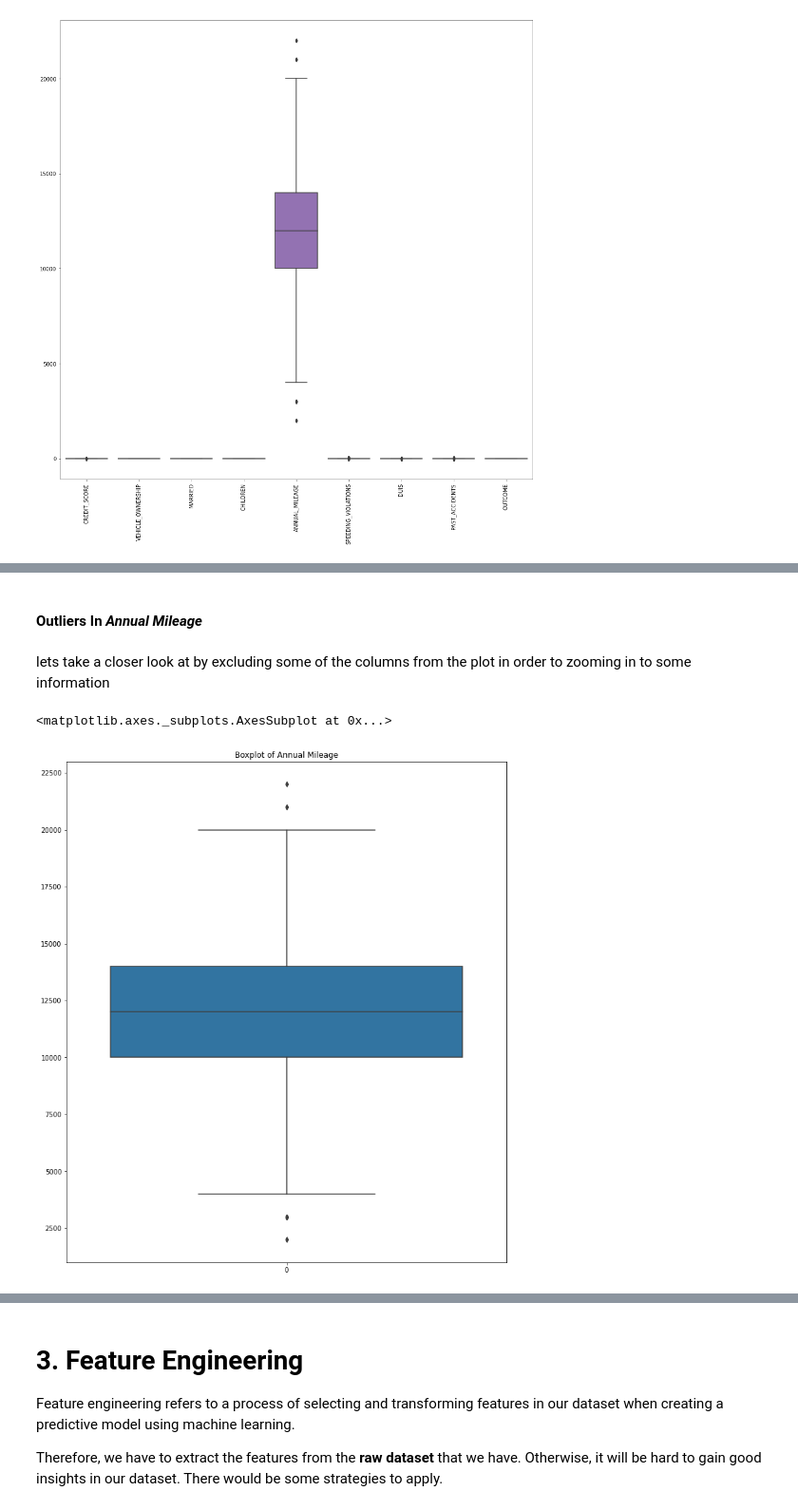
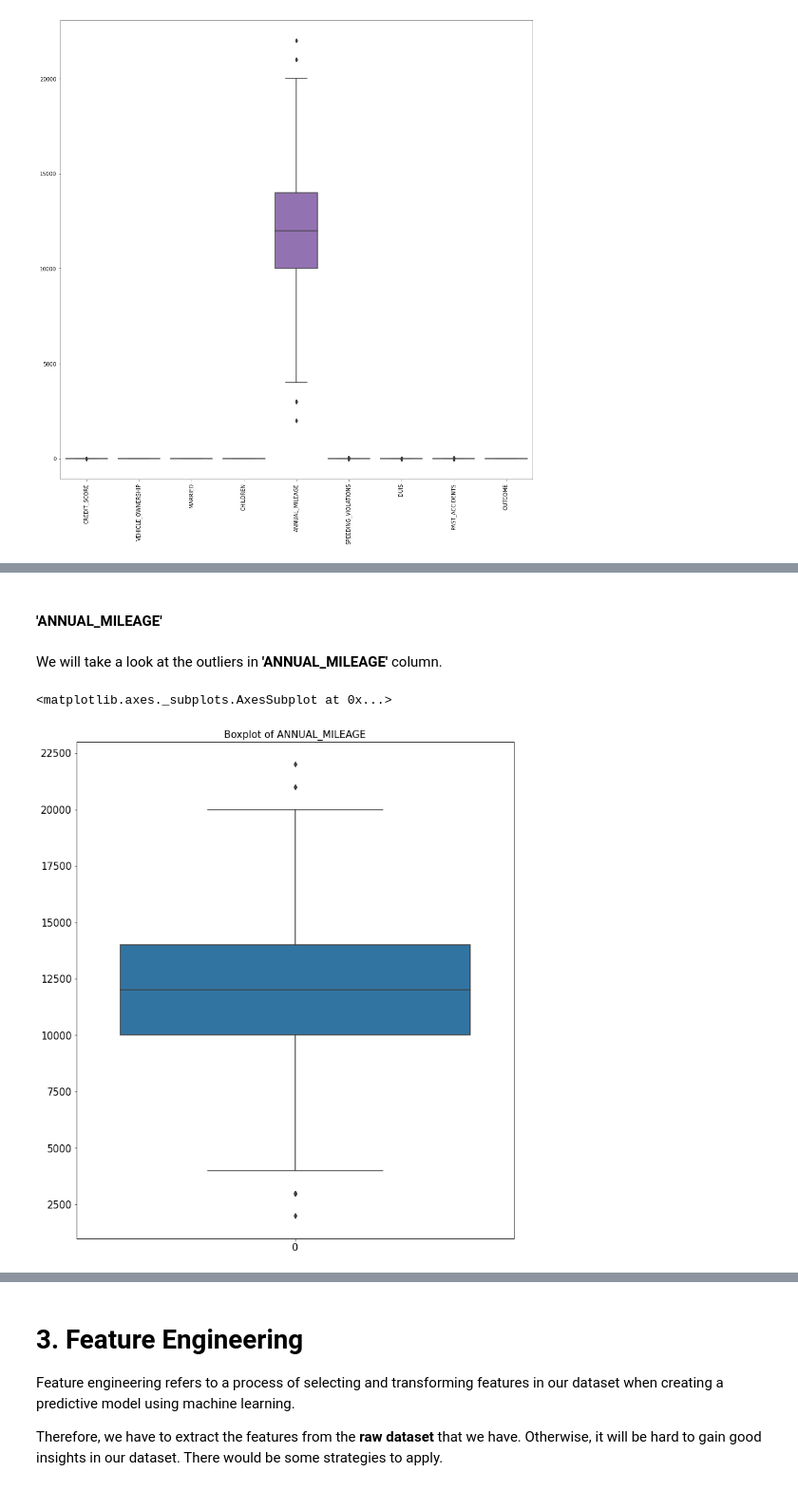
Before and after one commit to hassanteymoori/Insurance-claims-over-cars, a Jupyter notebook: Insurance-claims-over-cars.ipynb, the cells around one changed output, grey strips where cells are left out. Shown at 95% size. Saved outputs shown, nothing was run; the diff lists cells and outputs as text; code cells hidden in the pictures.

```diff
--- a/Insurance-claims-over-cars.ipynb
+++ b/Insurance-claims-over-cars.ipynb
@@ -624,12 +689,12 @@ def outliers_info(data, column):
-# %% [markdown]
- #### Outliers In ***Annual Mileage***
-# %% [markdown]
-lets take a closer look at by excluding some of the columns from the plot in order to zooming in to some information
+# %% [markdown]
+ #### **'ANNUAL_MILEAGE'**
+# %% [markdown]
+We will take a look at the outliers in **'ANNUAL_MILEAGE'** column.
 # %%
 # To check for outliers, we are plotting a box-whisker plot.
 plt.figure(figsize=(12,14), facecolor='w')
-plt.title('Boxplot of Annual Mileage')
+plt.title('Boxplot of ANNUAL_MILEAGE', fontsize = 15)
 sn.boxplot(data=dataFrame['ANNUAL_MILEAGE'])
 # %% [output]
 <matplotlib.axes._subplots.AxesSubplot at 0x...>
-[figure, old version]
+[figure, new version]
```
Also changed, not shown: parts of 84 cells of this notebook.
